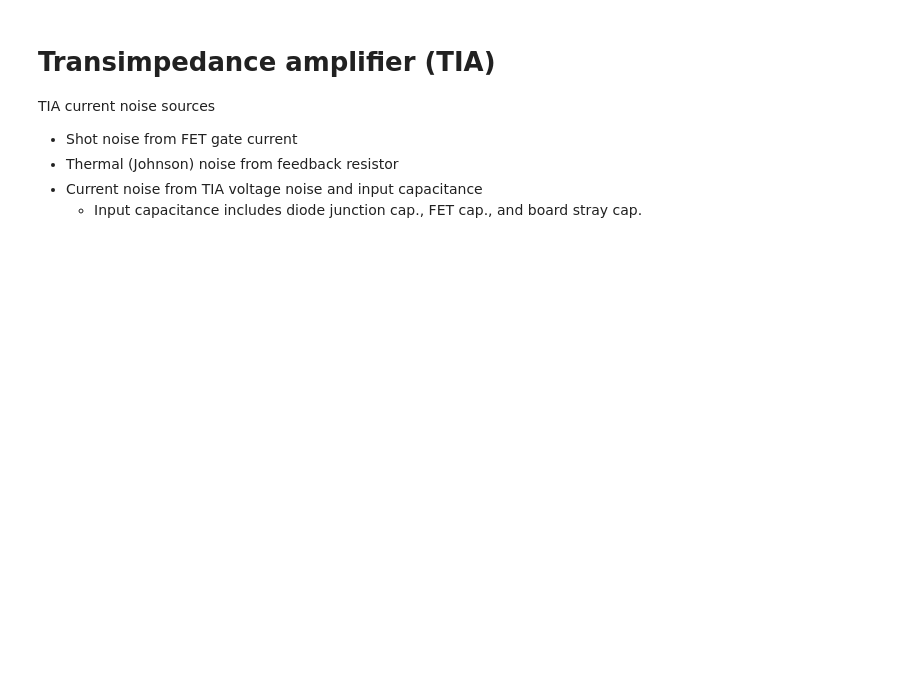
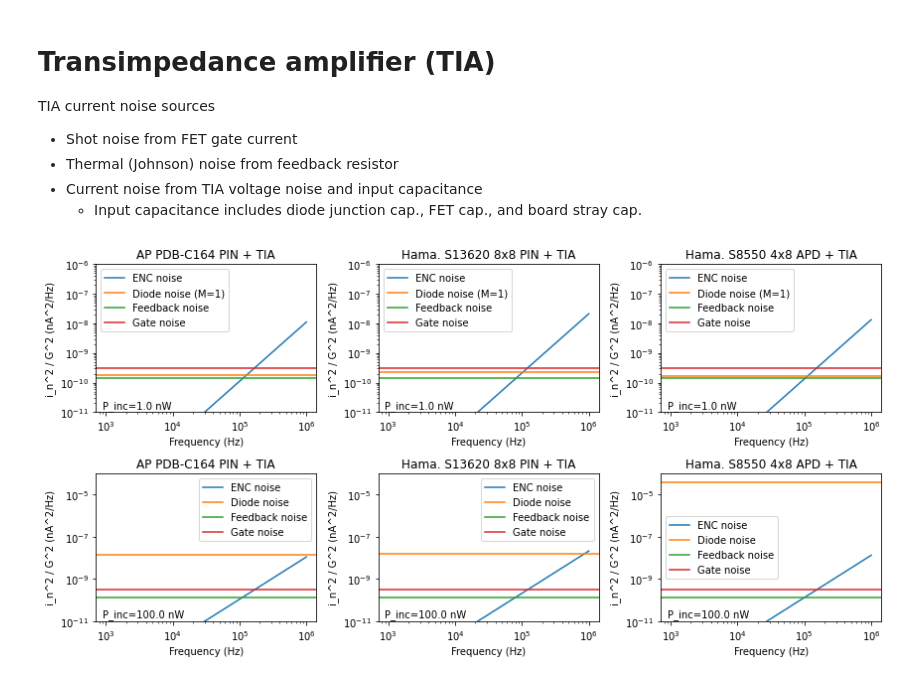
Before and after one commit to drsmith48/w7x-bes-design, a Jupyter notebook: detectors.ipynb, the cells around one changed output. Saved outputs shown, nothing was run; the diff lists cells and outputs as text; code cells hidden in the pictures; blank space fills up the shorter version.

```diff
--- a/detectors.ipynb
+++ b/detectors.ipynb
@@ -205,3 +175,73 @@ TIA current noise sources
 - Thermal (Johnson) noise from feedback resistor
 - Current noise from TIA voltage noise and input capacitance
   - Input capacitance includes diode junction cap., FET cap., and board stray cap.
+# %%
+tia = detectors.TIA()
+
+ncols, nrows = 3, 2
+fig, axes = plt.subplots(ncols=ncols, nrows=nrows, figsize=(ncols*4, nrows*3))
+
+# p_inc = np.geomspace(0.1,200)  # incident power [nW]
+temp = -20
+bw = 1e6
+f_ref = np.geomspace(1e3, 1e6)
+
+iplot=0
+#  noise power spectra, by diode, at 1 nW
+p_inc = 1.0  # nW
+for diode in diodes.values():
+    plt.sca(axes.flat[iplot])
+    plt.title(f'{diode.name} + TIA')
+    diode_CNPD = (diode.photocurrent_shot_noise_CNPD(p_inc) + \
+        diode.dark_current_shot_noise_CNPD(t=temp) + \
+        diode.shunt_noise_CNPD(t=temp)) * 1e18 / diode.gain**2 # nA^2/Hz
+    feedback_noise_CNPD = tia.feedback_noise_CNPD(t=temp) * 1e18  # nA^2/Hz
+    gate_noise_CNPD = tia.gate_noise_CNPD() * 1e18
+    diode_junction_cap = diode.junction_cap()
+    enc_noise_CNPD = tia.enc_noise_CNPD(f=f_ref, diode_junction_cap=diode_junction_cap)*1e18
+    plt.loglog(f_ref, enc_noise_CNPD, label='ENC noise', c='C0')
+    # print(f_ref.shape, enc_noise_CNPD.shape)
+    # print(f_ref[0], enc_noise_CNPD[0])
+    plt.axhline(diode_CNPD, label='Diode noise (M=1)', c='C1')
+    plt.axhline(feedback_noise_CNPD, label='Feedback noise', c='C2')
+    plt.axhline(gate_noise_CNPD, label='Gate noise', c='C3')
+    plt.xlabel('Frequency (Hz)')
+    plt.ylabel('i_n^2 / G^2 (nA^2/Hz)')
+    plt.ylim(1e-11,1e-6)
+    plt.annotate(f'P_inc={p_inc:.1f} nW',
+        xycoords='axes fraction',
+        xy=[0.03,0.03])
+    plt.legend()
+    iplot += 1
+
+#  noise power spectra, by diode, at 100 nW
+p_inc = 1e2  # nW
+for diode in diodes.values():
+    plt.sca(axes.flat[iplot])
+    plt.title(f'{diode.name} + TIA')
+    diode_CNPD = (diode.photocurrent_shot_noise_CNPD(p_inc) + \
+        diode.dark_current_shot_noise_CNPD(t=temp) + \
+        diode.shunt_noise_CNPD(t=temp)) * 1e18
+         # nA^2/Hz
+    feedback_noise_CNPD = tia.feedback_noise_CNPD(t=temp) * 1e18  # nA^2/Hz
+    gate_noise_CNPD = tia.gate_noise_CNPD() * 1e18
+    diode_junction_cap = diode.junction_cap()
+    enc_noise_CNPD = tia.enc_noise_CNPD(f=f_ref, diode_junction_cap=diode_junction_cap)*1e18
+    plt.loglog(f_ref, enc_noise_CNPD, label='ENC noise', c='C0')
+    # print(f_ref.shape, enc_noise_CNPD.shape)
+    # print(f_ref[0], enc_noise_CNPD[0])
+    plt.axhline(diode_CNPD, label='Diode noise', c='C1')
+    plt.axhline(feedback_noise_CNPD, label='Feedback noise', c='C2')
+    plt.axhline(gate_noise_CNPD, label='Gate noise', c='C3')
+    plt.xlabel('Frequency (Hz)')
+    plt.ylabel('i_n^2 / G^2 (nA^2/Hz)')
+    plt.ylim(1e-11,1e-4)
+    plt.annotate(f'P_inc={p_inc:.1f} nW',
+        xycoords='axes fraction',
+        xy=[0.03,0.03])
+    plt.legend()
+    iplot += 1
+
+plt.tight_layout()
+# %% [output]
+[figure, added]
```
Also changed, not shown: parts of 3 cells of this notebook, 1 other file.
